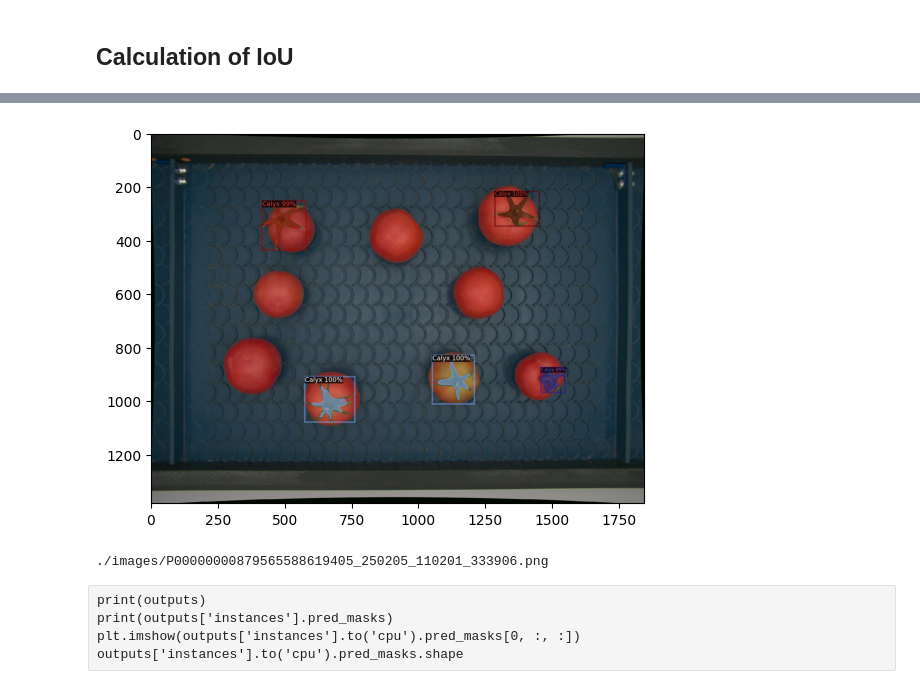
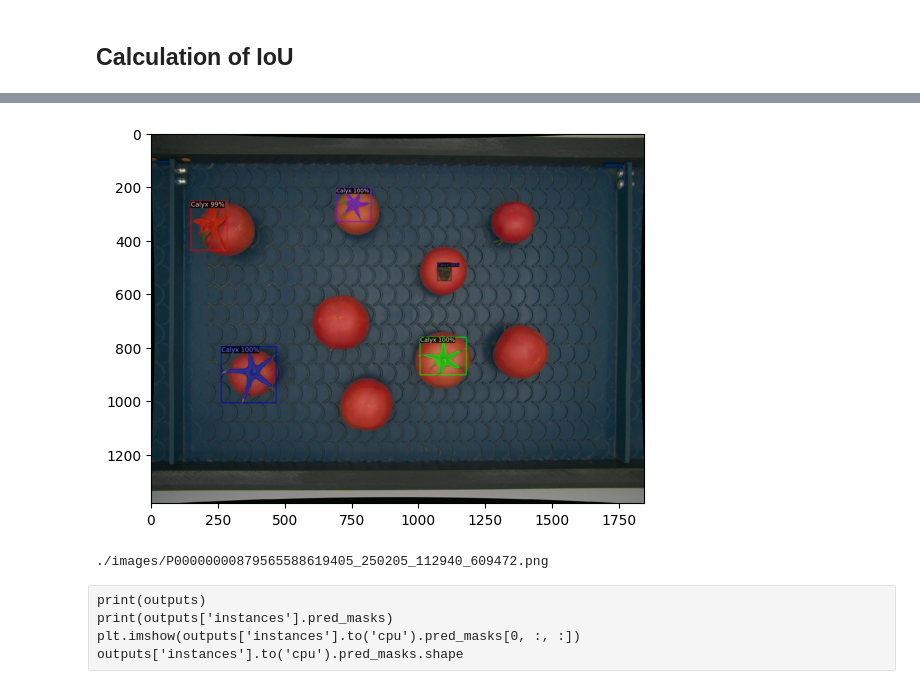
Before and after one commit to jose-agustin/detectron2, a Jupyter notebook: model_train.ipynb, the cells around one changed output, grey strips where cells are left out. Drawn from its saved outputs; the diff is of its cells as text; code cells hidden in the pictures.

```diff
--- a/model_train.ipynb
+++ b/model_train.ipynb
@@ -197,0 +137,15 @@ plt.show()
+# %%
+#Inference on an image (i.e. truss images)
+predictor = DefaultPredictor(cfg)
+
+im = cv2.imread("images/removed_truss/38848471_261007_095252_901478.png")
+im = cv2.cvtColor(im, cv2.COLOR_BGR2RGB)
+outputs = predictor(im)
+v = Visualizer(im[:, :, ::-1],
+               metadata=tomato_calyx_metadata,
+               scale=0.9,
+               # remove the colors of unsegmented pixels
+               instance_mode=ColorMode.IMAGE)
+v = v.draw_instance_predictions(outputs["instances"].to("cpu"))
+plt.imshow(v.get_image()[:, :, ::-1])
+plt.show()
@@ -201,7 +158,7 @@ plt.show()
 #Inference & Evaluation using trained model (specific image)
 
 #Select specific sample
-sample = dataset_dicts_test[10]
+sample = dataset_dicts_test[6]
 
 # Load model weights
 cfg.MODEL.WEIGHTS = os.path.join(cfg.OUTPUT_DIR, 'model_final.pth')
@@ -211,20 +168,26 @@ cfg.DATASETS.TEST = ("tomato_calyx_coco_matched_test_json",)
 # Create Predictor for inference
 predictor = DefaultPredictor(cfg)
 
+list_of_predictions = []
+
 #Now we will use predictor to inference and visualize it's output
 from detectron2.utils.visualizer import ColorMode
 
-d = sample
-im = cv2.imread(d["file_name"])
-im = cv2.cvtColor(im, cv2.COLOR_BGR2RGB)
-outputs = predictor(im)
-v = Visualizer(im[:, :, ::-1],
-               metadata=tomato_calyx_metadata,
-               scale=0.9,
-               # remove the colors of unsegmented pixels
-               instance_mode=ColorMode.IMAGE)
-v = v.draw_instance_predictions(outputs["instances"].to("cpu"))
+for d in dataset_dicts_test[9:10]:
+    im = cv2.imread(d["file_name"])
+    im = cv2.cvtColor(im, cv2.COLOR_BGR2RGB)
+    prediction = predictor(im)
+    v = Visualizer(im[:, :, ::-1],
+                   metadata=tomato_calyx_metadata,
+                   scale=0.9,
+                   # remove the colors of unsegmented pixels
+                   instance_mode=ColorMode.IMAGE)
+    list_of_predictions.append(prediction)
+v = v.draw_instance_predictions(prediction["instances"].to("cpu"))
 plt.imshow(v.get_image()[:, :, ::-1])
 plt.show()
 print(d["file_name"])
+
+#print(predictions[0])
+#print(len(list_of_predictions))
 # %% [output]
@@ -232,5 +195,5 @@ print(d["file_name"])
-[figure, old version]
+[figure, new version]
-./images/P00000000879565588619405_250205_110201_333906.png
+./images/P00000000879565588619405_250205_112940_609472.png
 # %% [raw]
 print(outputs)
 print(outputs['instances'].pred_masks)
```
Also changed, not shown: parts of 25 cells of this notebook.
